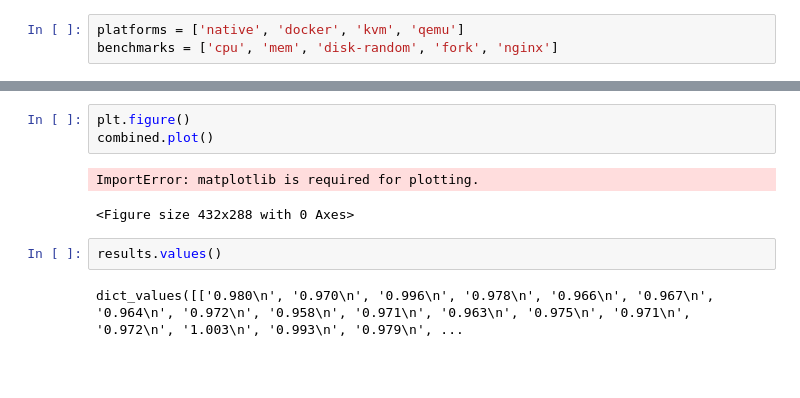
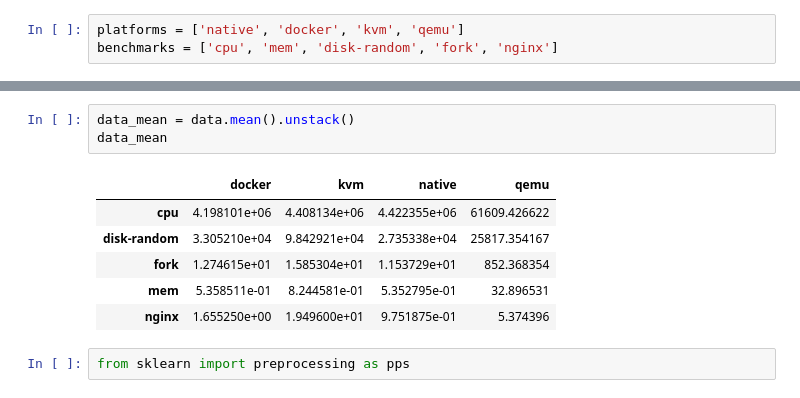
Before and after one commit to Miroka96/virtualization-benchmark, a Jupyter notebook: Analysis.ipynb, the cells around one changed output, grey strips where cells are left out. Cells and saved outputs as stored; diff of their text form; blank space fills up the shorter version.

```diff
--- a/Analysis.ipynb
+++ b/Analysis.ipynb
@@ -107,10 +114,12 @@ fork
-# %%
-plt.figure()
-combined.plot()
-# %% [output]
-ImportError: matplotlib is required for plotting.
-<Figure size 432x288 with 0 Axes>
-# %%
-results.values()
-# %% [output]
-dict_values([['0.980\n', '0.970\n', '0.996\n', '0.978\n', '0.966\n', '0.967\n', '0.964\n', '0.972\n', '0.958\n', '0.971\n', '0.963\n', '0.975\n', '0.971\n', '0.972\n', '1.003\n', '0.993\n', '0.979\n', ...
+# %%
+data_mean = data.mean().unstack()
+data_mean
+# %% [output]
+|  | docker | kvm | native | qemu |
+| cpu | 4.198101e+06 | 4.408134e+06 | 4.422355e+06 | 61609.426622 |
+| disk-random | 3.305210e+04 | 9.842921e+04 | 2.735338e+04 | 25817.354167 |
+| fork | 1.274615e+01 | 1.585304e+01 | 1.153729e+01 | 852.368354 |
+| mem | 5.358511e-01 | 8.244581e-01 | 5.352795e-01 | 32.896531 |
+| nginx | 1.655250e+00 | 1.949600e+01 | 9.751875e-01 | 5.374396 |
+# %%
+from sklearn import preprocessing as pps
```
Also changed, not shown: parts of 9 cells of this notebook, 1 other file.
